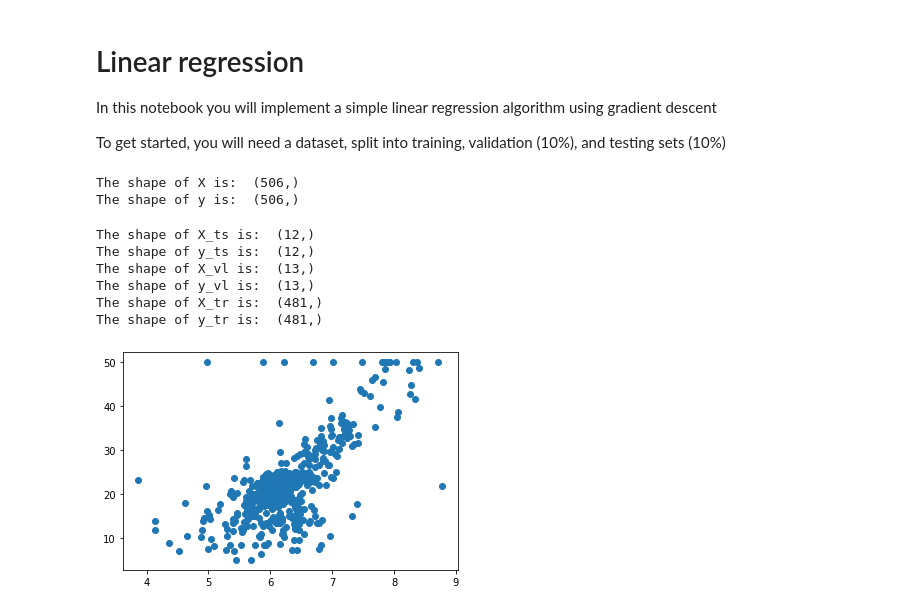
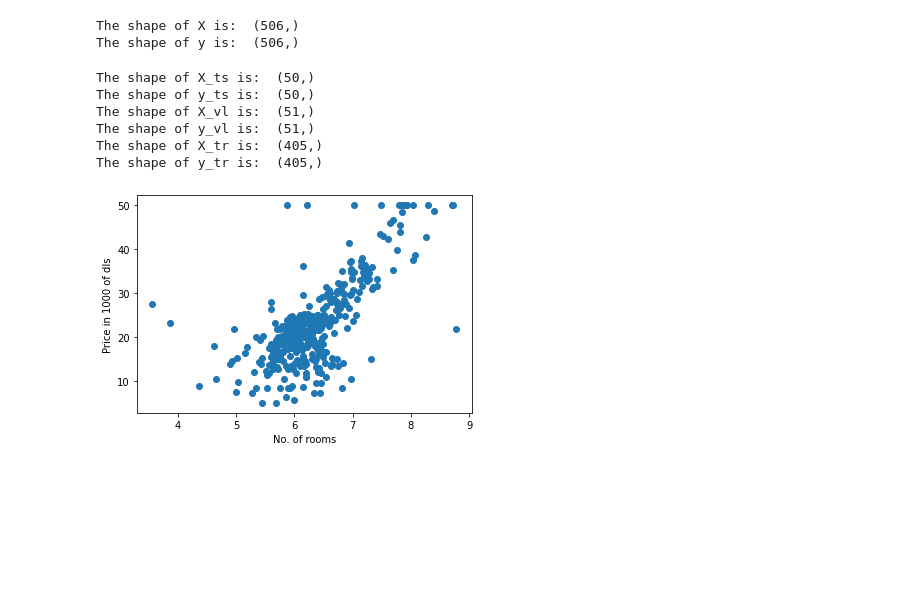
Before and after one commit to iranroman/SPII_AI, a Jupyter notebook: linear_regression.ipynb, the cells around one changed output. Saved outputs shown, nothing was run; the diff lists cells and outputs as text; code cells hidden in the pictures; blank space fills up the shorter version.

```diff
--- a/linear_regression.ipynb
+++ b/linear_regression.ipynb
@@ -1,22 +1,18 @@
-# %% [markdown]
-# Linear regression
-
-In this notebook you will implement a simple linear regression algorithm using gradient descent
-
-To get started, you will need a dataset, split into training, validation (10%), and testing sets (10%)
 # %%
+# Linear regression
+
 # we start by loading the boston houses dataset
+
 from sklearn import datasets
+import numpy as np
+import matplotlib.pyplot as plt
+%matplotlib inline
 
 X, y = datasets.load_boston(return_X_y=True)
 
-# we will only keep the number of rooms feature
+# we only want to use the number of rooms feature
+# I know that it is the 6th column
 X = X[:,5]
-
-# finally, we will convert X and y into numpy arrays
-import numpy as np
-X = np.array(X)
-y = np.array(y)
 
 print('The shape of X is: ', X.shape)
 print('The shape of y is: ', y.shape)
@@ -24,17 +20,18 @@ print('The shape of y is: ', y.shape)
 The shape of X is:  (506,)
 The shape of y is:  (506,)
 # %%
-# because we want to use cross validation, we must randomly select ~10% of the data as the test set
-# 10% as the validation set, and the remaining 80% as the training set
+# now we split the data
+
+# because we want to use cross validation,
+# we randomly select 10% as test, 10% as validation, and 80% as training
 Ntotal = X.shape[0]
-Ntest_val = X.shape[0]//20
+Ntest_val = int(Ntotal/5)
 Ntrain = Ntotal - Ntest_val
 
-# generate a list of Ntest_val random indices, without repetitions, in the range of Ntotal
-# these indices will be the indices of your test data. Use the function np.random.choice()
-test_val_idx = # your code here
-test_idx = # your code here
-val_idx = # your code here
+# now let's generate the indices for the test and val
+test_val_idx = np.random.choice(range(Ntotal),Ntest_val,replace=False)
+test_idx = test_val_idx[:int(Ntest_val/2)]
+val_idx = test_val_idx[int(Ntest_val/2):]
 
 X_ts = X[test_idx]
 y_ts = y[test_idx]
@@ -50,21 +47,20 @@ print('The shape of y_vl is: ', y_vl.shape)
 print('The shape of X_tr is: ', X_tr.shape)
 print('The shape of y_tr is: ', y_tr.shape)
 
-# We will forget about the test data for now. We will only use it at the very end
+# we forget about the testing data for now
 # %% [output]
-The shape of X_ts is:  (12,)
-The shape of y_ts is:  (12,)
-The shape of X_vl is:  (13,)
-The shape of y_vl is:  (13,)
-The shape of X_tr is:  (481,)
-The shape of y_tr is:  (481,)
+The shape of X_ts is:  (50,)
+The shape of y_ts is:  (50,)
+The shape of X_vl is:  (51,)
+The shape of y_vl is:  (51,)
+The shape of X_tr is:  (405,)
+The shape of y_tr is:  (405,)
 # %%
-# let's first visualize the training data
-%matplotlib inline
-import matplotlib.pyplot as plt
-
+#let's visualize the training data
 plt.scatter(X_tr,y_tr)
+plt.xlabel('No. of rooms')
+plt.ylabel('Price in 1000 of dls')
 plt.show()
 # %% [output]
-[figure, old version]
+[figure, new version]
 # %%
```
Also changed, not shown: parts of 12 cells of this notebook.
